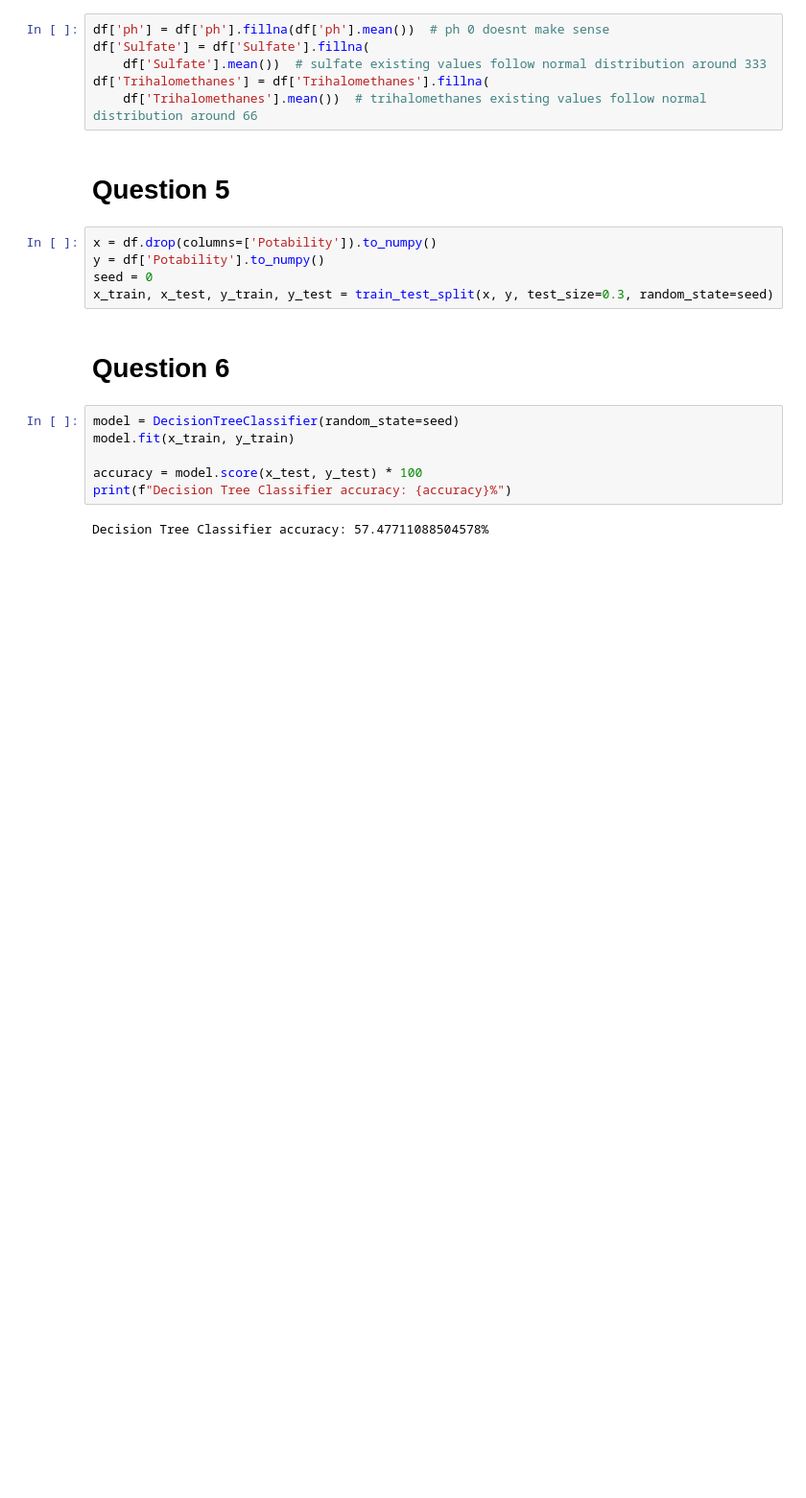
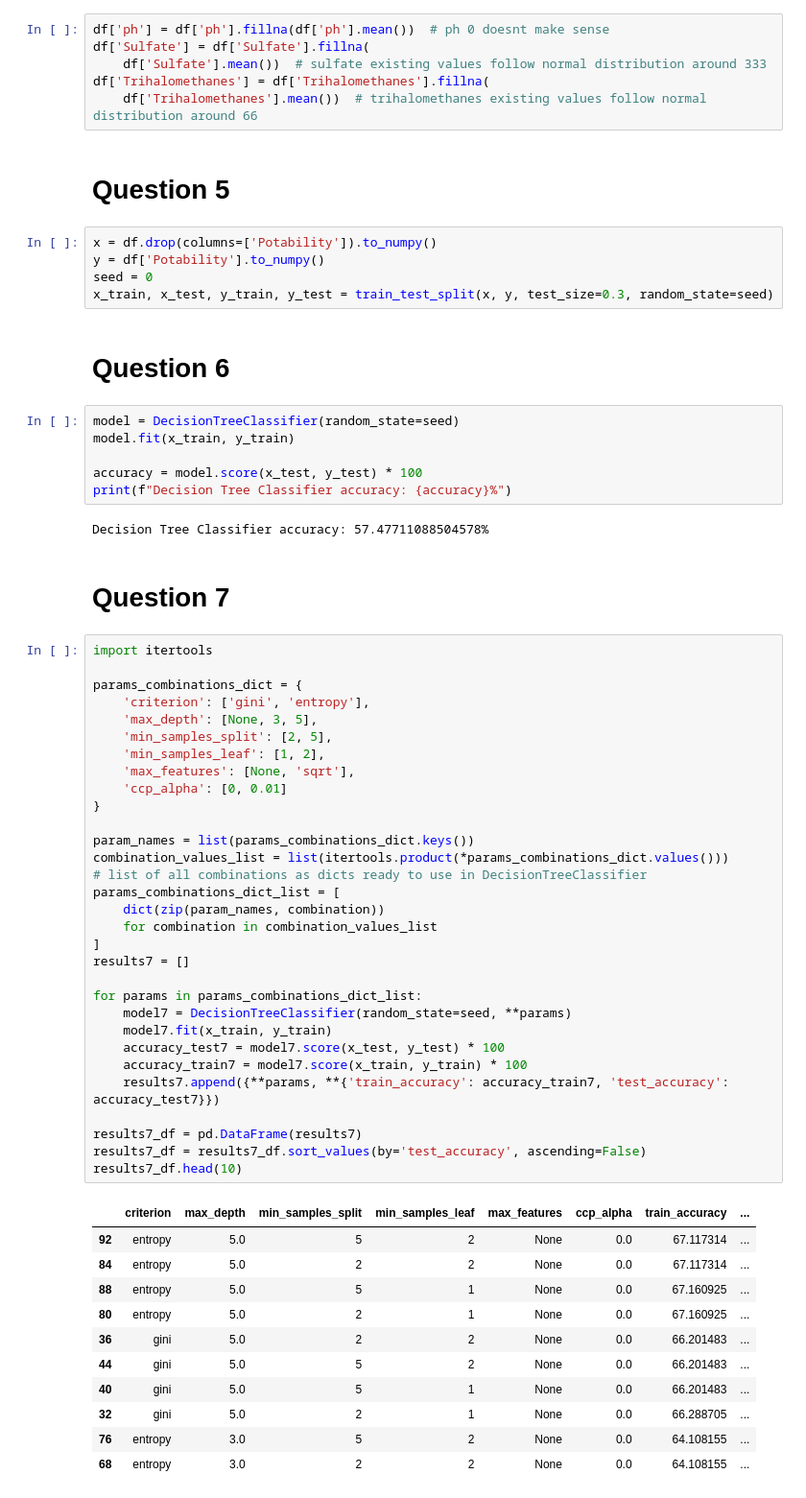
Before and after one commit to thanasisxan/AI-101-Machine-Learning, a Jupyter notebook: Exercise-2/water-potability-prediction.ipynb, the cells around one changed output. Shown at 96% size. Drawn from its saved outputs; the diff is of its cells as text; blank space fills up the shorter version.

```diff
--- a/Exercise-2/water-potability-prediction.ipynb
+++ b/Exercise-2/water-potability-prediction.ipynb
@@ -250,3 +250,48 @@ accuracy = model.score(x_test, y_test) * 100
 print(f"Decision Tree Classifier accuracy: {accuracy}%")
 # %% [output]
 Decision Tree Classifier accuracy: 57.47711088504578%
+# %% [markdown]
+# Question 7
+# %%
+import itertools
+
+params_combinations_dict = {
+    'criterion': ['gini', 'entropy'],
+    'max_depth': [None, 3, 5],
+    'min_samples_split': [2, 5],
+    'min_samples_leaf': [1, 2],
+    'max_features': [None, 'sqrt'],
+    'ccp_alpha': [0, 0.01]
+}
+
+param_names = list(params_combinations_dict.keys())
+combination_values_list = list(itertools.product(*params_combinations_dict.values()))
+# list of all combinations as dicts ready to use in DecisionTreeClassifier
+params_combinations_dict_list = [
+    dict(zip(param_names, combination))
+    for combination in combination_values_list
+]
+results7 = []
+
+for params in params_combinations_dict_list:
+    model7 = DecisionTreeClassifier(random_state=seed, **params)
+    model7.fit(x_train, y_train)
+    accuracy_test7 = model7.score(x_test, y_test) * 100
+    accuracy_train7 = model7.score(x_train, y_train) * 100
+    results7.append({**params, **{'train_accuracy': accuracy_train7, 'test_accuracy': accuracy_test7}})
+
+results7_df = pd.DataFrame(results7)
+results7_df = results7_df.sort_values(by='test_accuracy', ascending=False)
+results7_df.head(10)
+# %% [output]
+|  | criterion | max_depth | min_samples_split | min_samples_leaf | max_features | ccp_alpha | train_accuracy | ... |
+| 92 | entropy | 5.0 | 5 | 2 | None | 0.0 | 67.117314 | ... |
+| 84 | entropy | 5.0 | 2 | 2 | None | 0.0 | 67.117314 | ... |
+| 88 | entropy | 5.0 | 5 | 1 | None | 0.0 | 67.160925 | ... |
+| 80 | entropy | 5.0 | 2 | 1 | None | 0.0 | 67.160925 | ... |
+| 36 | gini | 5.0 | 2 | 2 | None | 0.0 | 66.201483 | ... |
+| 44 | gini | 5.0 | 5 | 2 | None | 0.0 | 66.201483 | ... |
+| 40 | gini | 5.0 | 5 | 1 | None | 0.0 | 66.201483 | ... |
+| 32 | gini | 5.0 | 2 | 1 | None | 0.0 | 66.288705 | ... |
+| 76 | entropy | 3.0 | 5 | 2 | None | 0.0 | 64.108155 | ... |
+| 68 | entropy | 3.0 | 2 | 2 | None | 0.0 | 64.108155 | ... |
```
